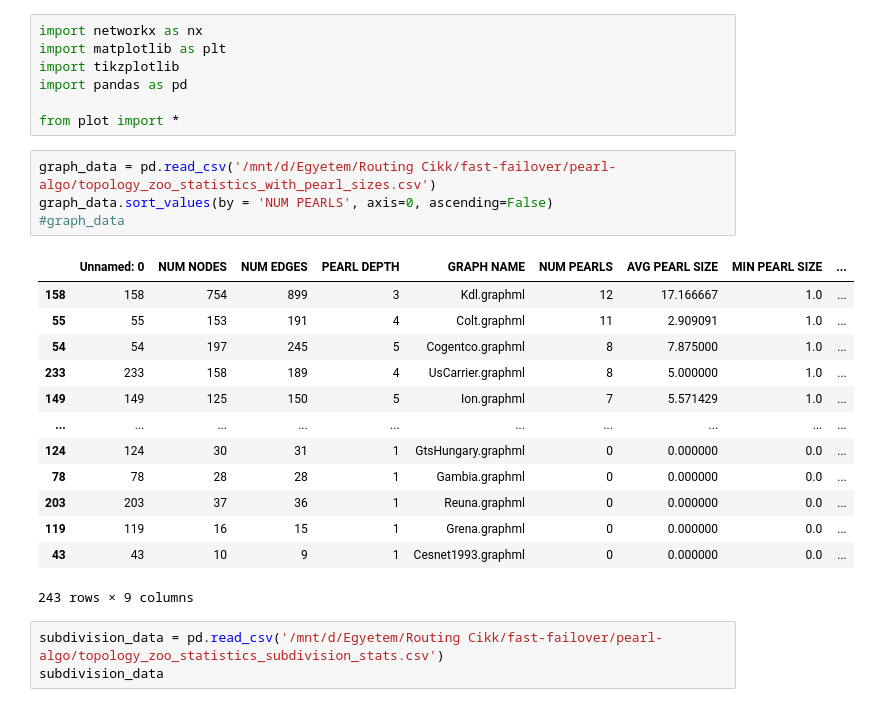
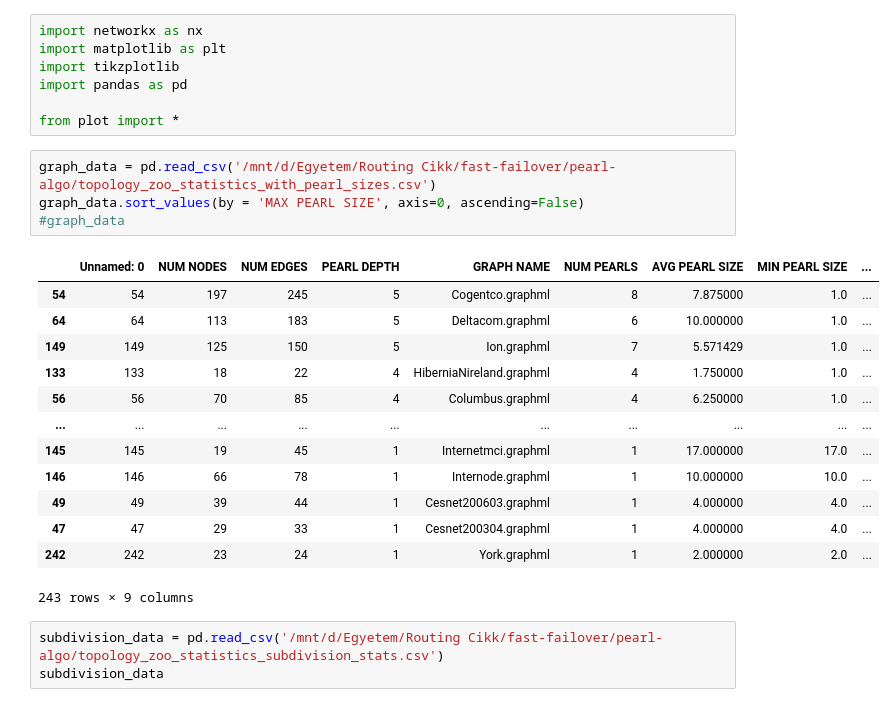
Before and after one commit to begeri/fast-failover, a Jupyter notebook: pearl-algo/plot.ipynb, the cells around one changed output. Cells and saved outputs as stored; diff of their text form.

```diff
--- a/pearl-algo/plot.ipynb
+++ b/pearl-algo/plot.ipynb
@@ -7,21 +7,21 @@ import pandas as pd
 from plot import *
 # %%
 graph_data = pd.read_csv('/mnt/d/Egyetem/Routing Cikk/fast-failover/pearl-algo/topology_zoo_statistics_with_pearl_sizes.csv')
-graph_data.sort_values(by = 'NUM PEARLS', axis=0, ascending=False)
+graph_data.sort_values(by = 'MAX PEARL SIZE', axis=0, ascending=False)
 #graph_data
 # %% [output]
 |  | Unnamed: 0 | NUM NODES | NUM EDGES | PEARL DEPTH | GRAPH NAME | NUM PEARLS | AVG PEARL SIZE | MIN PEARL SIZE | ... |
-| 158 | 158 | 754 | 899 | 3 | Kdl.graphml | 12 | 17.166667 | 1.0 | ... |
-| 55 | 55 | 153 | 191 | 4 | Colt.graphml | 11 | 2.909091 | 1.0 | ... |
 | 54 | 54 | 197 | 245 | 5 | Cogentco.graphml | 8 | 7.875000 | 1.0 | ... |
-| 233 | 233 | 158 | 189 | 4 | UsCarrier.graphml | 8 | 5.000000 | 1.0 | ... |
+| 64 | 64 | 113 | 183 | 5 | Deltacom.graphml | 6 | 10.000000 | 1.0 | ... |
 | 149 | 149 | 125 | 150 | 5 | Ion.graphml | 7 | 5.571429 | 1.0 | ... |
+| 133 | 133 | 18 | 22 | 4 | HiberniaNireland.graphml | 4 | 1.750000 | 1.0 | ... |
+| 56 | 56 | 70 | 85 | 4 | Columbus.graphml | 4 | 6.250000 | 1.0 | ... |
 | ... | ... | ... | ... | ... | ... | ... | ... | ... | ... |
-| 124 | 124 | 30 | 31 | 1 | GtsHungary.graphml | 0 | 0.000000 | 0.0 | ... |
-| 78 | 78 | 28 | 28 | 1 | Gambia.graphml | 0 | 0.000000 | 0.0 | ... |
-| 203 | 203 | 37 | 36 | 1 | Reuna.graphml | 0 | 0.000000 | 0.0 | ... |
-| 119 | 119 | 16 | 15 | 1 | Grena.graphml | 0 | 0.000000 | 0.0 | ... |
-| 43 | 43 | 10 | 9 | 1 | Cesnet1993.graphml | 0 | 0.000000 | 0.0 | ... |
+| 145 | 145 | 19 | 45 | 1 | Internetmci.graphml | 1 | 17.000000 | 17.0 | ... |
+| 146 | 146 | 66 | 78 | 1 | Internode.graphml | 1 | 10.000000 | 10.0 | ... |
+| 49 | 49 | 39 | 44 | 1 | Cesnet200603.graphml | 1 | 4.000000 | 4.0 | ... |
+| 47 | 47 | 29 | 33 | 1 | Cesnet200304.graphml | 1 | 4.000000 | 4.0 | ... |
+| 242 | 242 | 23 | 24 | 1 | York.graphml | 1 | 2.000000 | 2.0 | ... |
 243 rows × 9 columns
 # %%
 subdivision_data = pd.read_csv('/mnt/d/Egyetem/Routing Cikk/fast-failover/pearl-algo/topology_zoo_statistics_subdivision_stats.csv')
```
Also changed, not shown: parts of 7 cells of this notebook, 3 other files.
